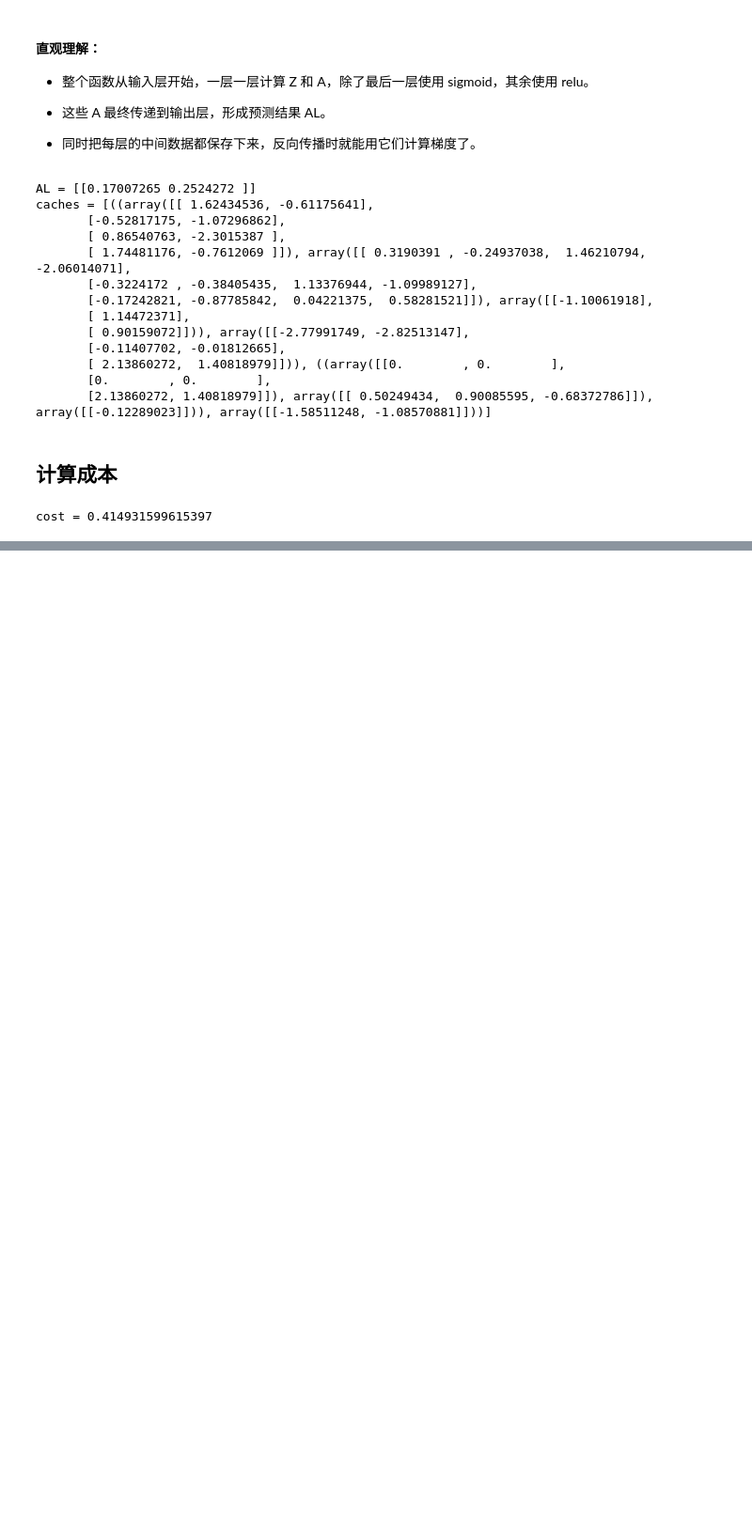
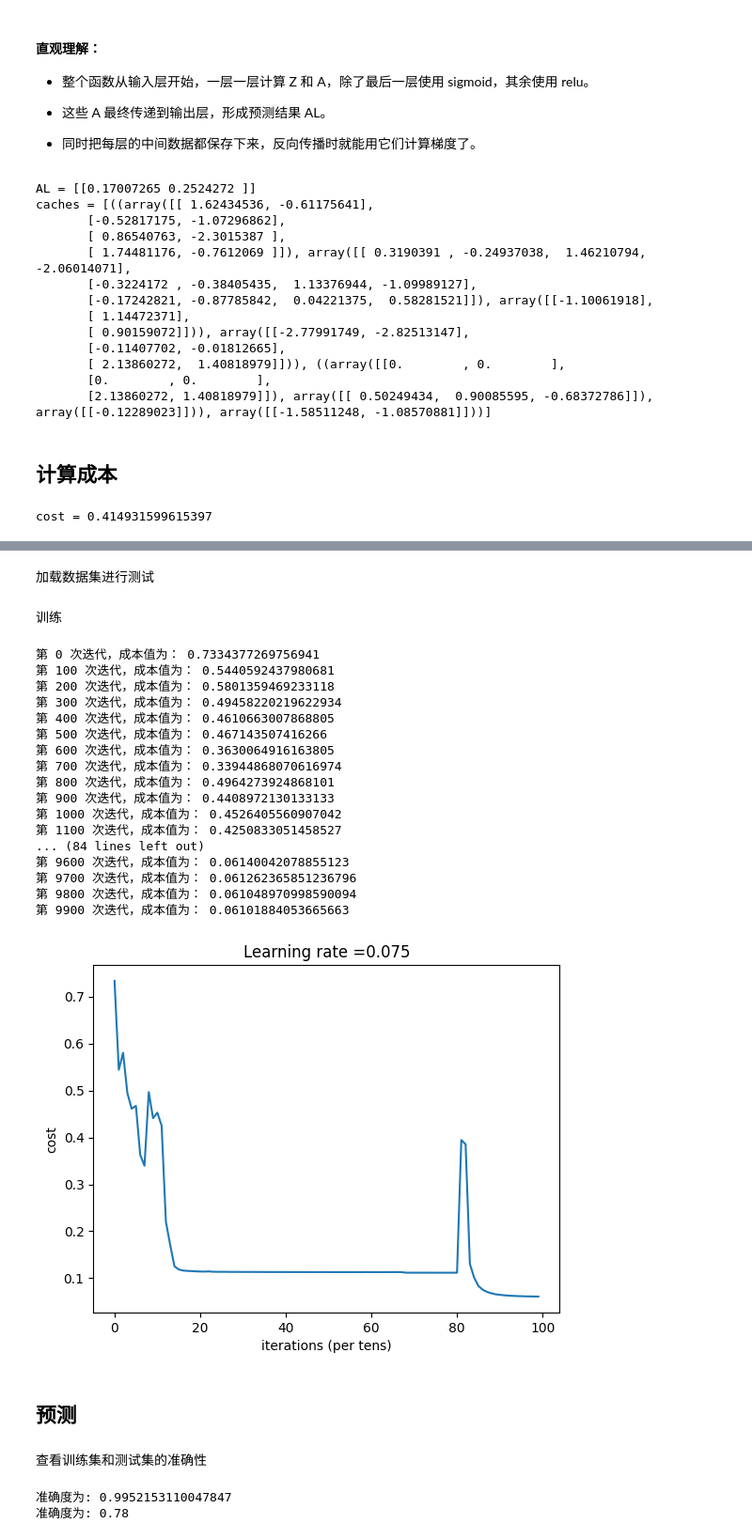
Before and after one commit to machao318927/DeepLearn_Wu, a Jupyter notebook: 第四周-一步步搭建多层神经网络以及应用.ipynb, the cells around one changed output, grey strips where cells are left out. Shown at 94% size. Saved outputs shown, nothing was run; the diff lists cells and outputs as text; code cells hidden in the pictures; blank space fills up the shorter version.

```diff
--- a/第四周-一步步搭建多层神经网络以及应用.ipynb
+++ b/第四周-一步步搭建多层神经网络以及应用.ipynb
@@ -410,7 +410,7 @@ def linear_forword(A_prev, W, b):
          cache - 一个包含“A”，“W”和“b”的字典，存储这些变量以有效地计算后向传递
     """
     Z = np.dot(W, A_prev) + b
-    assert (Z.shape == (W.shape[0], A.shape[1]))
+    assert (Z.shape == (W.shape[0], A_prev.shape[1]))
 
     cache = (A_prev, W, b)
 
@@ -585,0 +766,26 @@ cost = 0.414931599615397
+# %%
+def update_parameters(parameters, grads, learning_rate):
+    """
+    使用梯度下降更新参数
+
+    参数：
+     parameters - 包含你的参数的字典
+     grads - 包含梯度值的字典，是L_model_backward的输出
+
+    返回：
+     parameters - 修新后的参数
+    """
+    L = len(parameters) // 2
+    for l in range(L):
+        parameters["W" + str(l + 1)] = parameters["W" + str(l + 1)] - learning_rate * grads["dW" + str(l + 1)]
+        parameters["b" + str(l + 1)] = parameters["b" + str(l + 1)] - learning_rate * grads["db" + str(l + 1)]
+
+    return parameters
+
+# 测试
+parameters, grads = update_parameters_test_case()
+parameters = update_parameters(parameters, grads, 0.1)
+print("W1 = " + str(parameters["W1"]))
+print("b1 = " + str(parameters["b1"]))
+print("W2 = " + str(parameters["W2"]))
+print("b2 = " + str(parameters["b2"]))
@@ -585,0 +889,41 @@ cost = 0.414931599615397
+# %% [markdown]
+加载数据集进行测试
+# %%
+train_set_x_orig, train_set_y, test_set_x_orig, test_set_y, classes = load_dataset()
+
+train_x_flatten = train_set_x_orig.reshape(train_set_x_orig.shape[0], -1).T
+test_x_flatten = test_set_x_orig.reshape(test_set_x_orig.shape[0], -1).T
+
+train_x = train_x_flatten / 255
+train_y = train_set_y
+test_x = test_x_flatten / 255
+test_y = test_set_y
+# %% [markdown]
+训练
+# %%
+n_x = 12288
+n_h = 7
+n_y = 1
+layer_dims = (n_x, n_h, n_y)
+parameters = two_layer_model(train_x, train_y, layer_dims = (n_x, n_h, n_y), num_iterations = 10000, print_cost=True, isPlot=True)
+# %% [output]
+第 0 次迭代，成本值为： 0.7334377269756941
+第 100 次迭代，成本值为： 0.5440592437980681
+第 200 次迭代，成本值为： 0.5801359469233118
+第 300 次迭代，成本值为： 0.49458220219622934
+第 400 次迭代，成本值为： 0.4610663007868805
+第 500 次迭代，成本值为： 0.467143507416266
+第 600 次迭代，成本值为： 0.3630064916163805
+第 700 次迭代，成本值为： 0.33944868070616974
+第 800 次迭代，成本值为： 0.4964273924868101
+第 900 次迭代，成本值为： 0.4408972130133133
+第 1000 次迭代，成本值为： 0.4526405560907042
+第 1100 次迭代，成本值为： 0.4250833051458527
+... (84 lines left out)
+第 9600 次迭代，成本值为： 0.06140042078855123
+第 9700 次迭代，成本值为： 0.061262365851236796
+第 9800 次迭代，成本值为： 0.061048970998590094
+第 9900 次迭代，成本值为： 0.06101884053665663
+[figure, added]
+# %% [markdown]
+## 预测
@@ -585,0 +958,8 @@ cost = 0.414931599615397
+# %% [markdown]
+查看训练集和测试集的准确性
+# %%
+predictions_train = predict(train_x, train_y, parameters)
+predictions_test = predict(test_x, test_y, parameters)
+# %% [output]
+准确度为: 0.9952153110047847
+准确度为: 0.78
```
Also changed, not shown: parts of 23 cells of this notebook, 5 other files.
